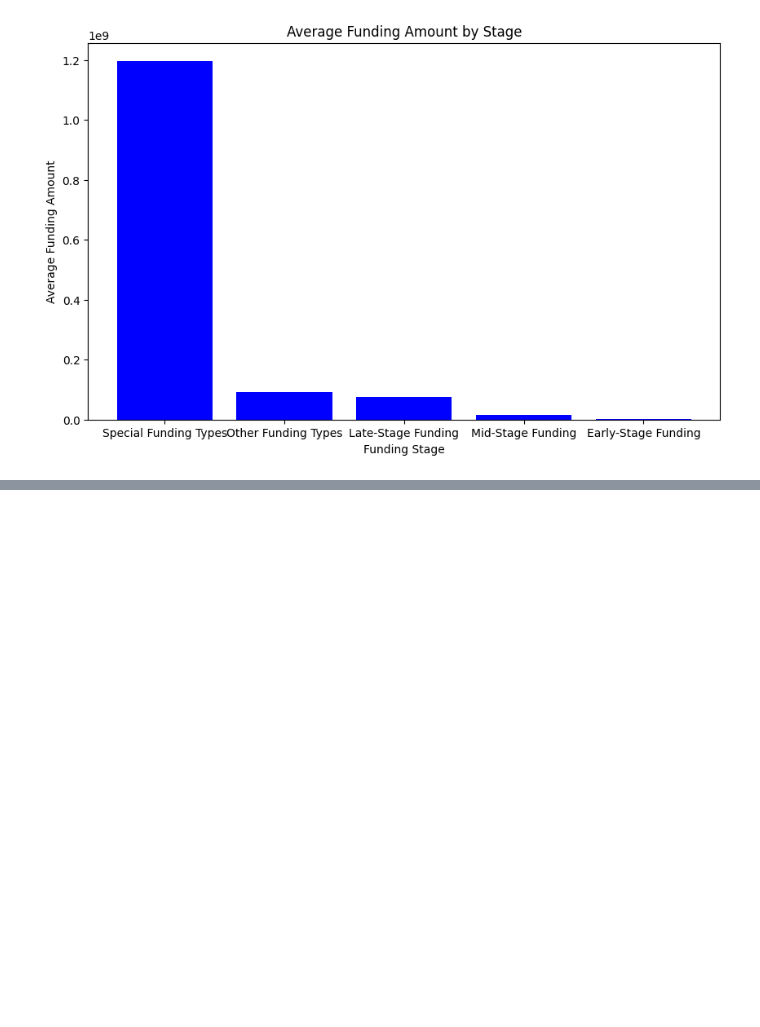
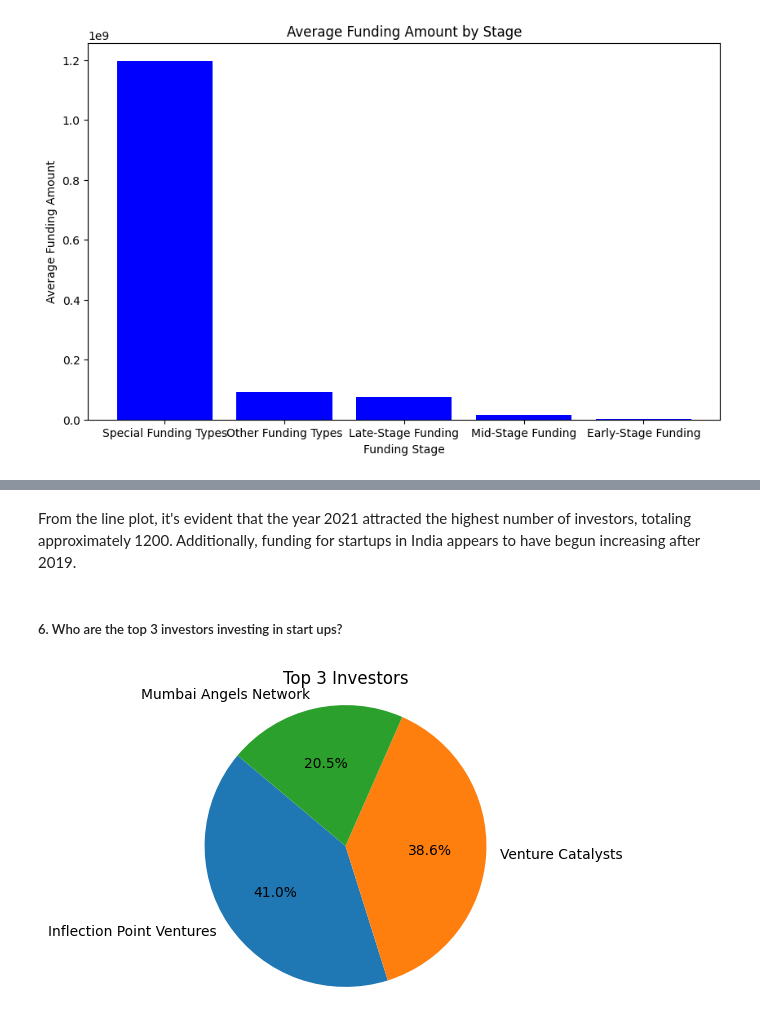
Before and after one commit to akuakorkor/TEAM-FIJI_LPI, a Jupyter notebook: Notebooks/indian_startup_funding_ecosystem.ipynb, the cells around one changed output, grey strips where cells are left out. Saved outputs shown, nothing was run; the diff lists cells and outputs as text; code cells hidden in the pictures; blank space fills up the shorter version.

```diff
--- a/Notebooks/indian_startup_funding_ecosystem.ipynb
+++ b/Notebooks/indian_startup_funding_ecosystem.ipynb
@@ -4761,0 +4721,25 @@ plt.show()
+# %% [markdown]
+From the line plot, it's evident that the year 2021 attracted the highest number of investors, totaling approximately 1200. Additionally, funding for startups in India appears to have begun increasing after 2019.
+# %% [markdown]
+##### 6. Who are the top 3 investors investing in start ups?
+# %%
+# Calculate the frequency of each investor
+investor_counts = df['Investor'].value_counts()
+
+# Sort the frequencies in descending order
+investor_counts_sorted = investor_counts.sort_values(ascending=False)
+
+# Extract the top 3 frequencies (excluding the first one)
+top_investors = investor_counts_sorted.index[1:4]
+top_investor_frequencies = investor_counts_sorted.values[1:4]
+
+# Plot a pie chart with the frequencies
+plt.figure(figsize=(4, 4))
+plt.pie(top_investor_frequencies, labels=top_investors, autopct='%1.1f%%', startangle=140)
+plt.title('Top 3 Investors')
+plt.axis('equal')  # Equal aspect ratio ensures that pie is drawn as a circle.
+# Save the plot to a file
+plt.savefig("top_investors.png")
+plt.show()
+# %% [output]
+[figure, added]
```
Also changed, not shown: parts of 27 cells of this notebook, 6 other files.
